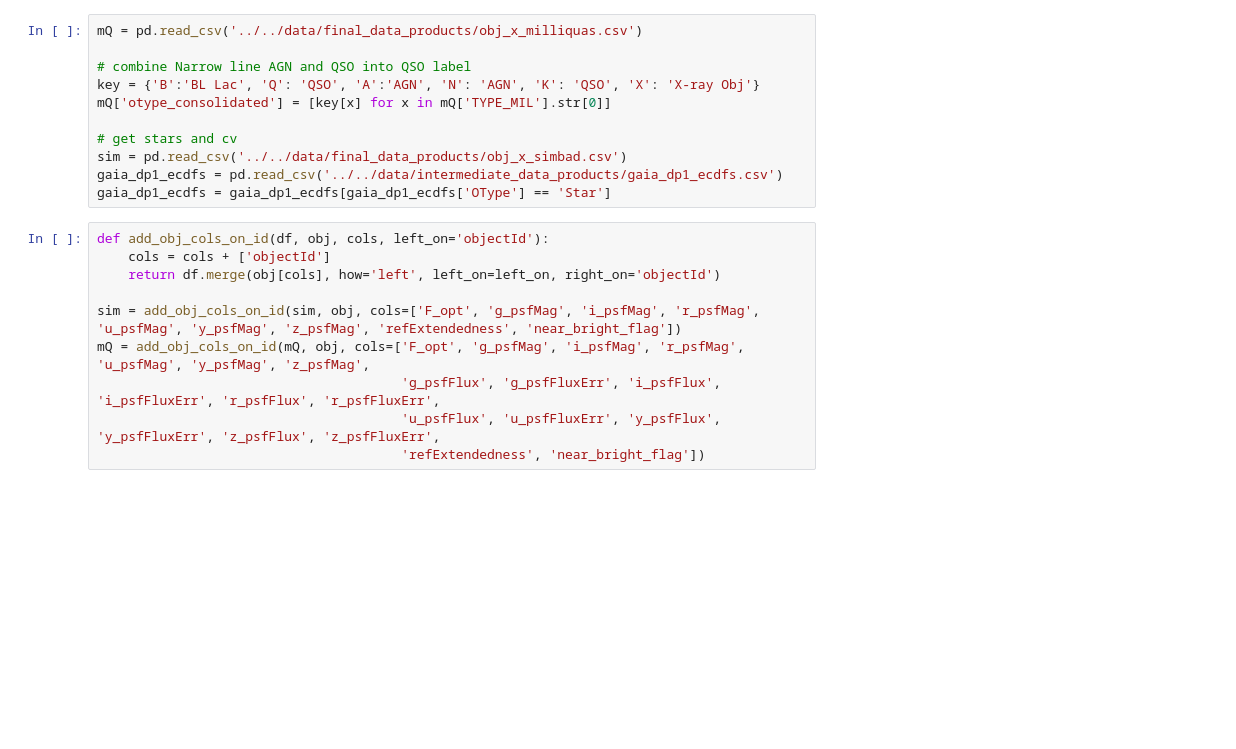
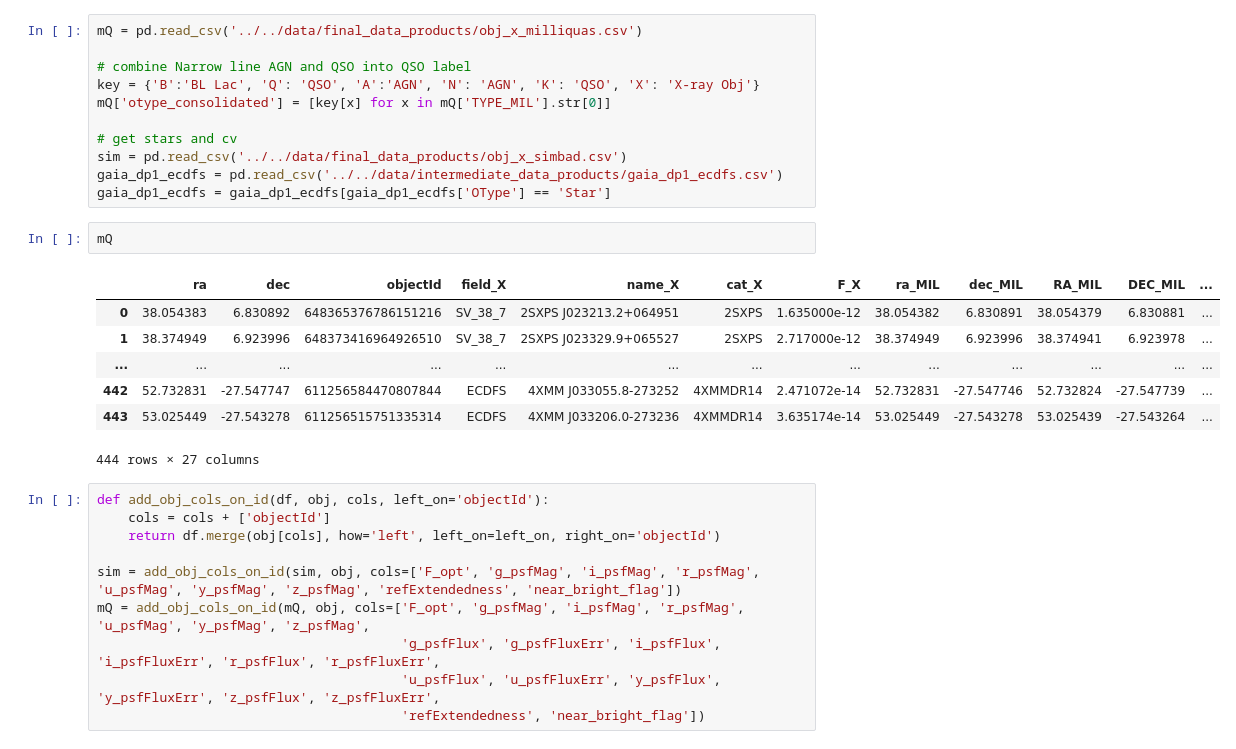
Before and after one commit to ykwang1/DP1_Xray_public, a Jupyter notebook: notebooks/analysis/make_plots.ipynb, the cells around one changed output. Cells and saved outputs as stored; diff of their text form; blank space fills up the shorter version.

```diff
--- a/notebooks/analysis/make_plots.ipynb
+++ b/notebooks/analysis/make_plots.ipynb
@@ -545,6 +545,16 @@ mQ['otype_consolidated'] = [key[x] for x in mQ['TYPE_MIL'].str[0]]
 sim = pd.read_csv('../../data/final_data_products/obj_x_simbad.csv')
 gaia_dp1_ecdfs = pd.read_csv('../../data/intermediate_data_products/gaia_dp1_ecdfs.csv')
 gaia_dp1_ecdfs = gaia_dp1_ecdfs[gaia_dp1_ecdfs['OType'] == 'Star']
+# %%
+mQ
+# %% [output]
+|  | ra | dec | objectId | field_X | name_X | cat_X | F_X | ra_MIL | dec_MIL | RA_MIL | DEC_MIL | ... |
+| 0 | 38.054383 | 6.830892 | 648365376786151216 | SV_38_7 | 2SXPS J023213.2+064951 | 2SXPS | 1.635000e-12 | 38.054382 | 6.830891 | 38.054379 | 6.830881 | ... |
+| 1 | 38.374949 | 6.923996 | 648373416964926510 | SV_38_7 | 2SXPS J023329.9+065527 | 2SXPS | 2.717000e-12 | 38.374949 | 6.923996 | 38.374941 | 6.923978 | ... |
+| ... | ... | ... | ... | ... | ... | ... | ... | ... | ... | ... | ... | ... |
+| 442 | 52.732831 | -27.547747 | 611256584470807844 | ECDFS | 4XMM J033055.8-273252 | 4XMMDR14 | 2.471072e-14 | 52.732831 | -27.547746 | 52.732824 | -27.547739 | ... |
+| 443 | 53.025449 | -27.543278 | 611256515751335314 | ECDFS | 4XMM J033206.0-273236 | 4XMMDR14 | 3.635174e-14 | 53.025449 | -27.543278 | 53.025439 | -27.543264 | ... |
+444 rows × 27 columns
 # %%
 def add_obj_cols_on_id(df, obj, cols, left_on='objectId'):
     cols = cols + ['objectId']
```
Also changed, not shown: parts of 5 cells of this notebook, 3 other files.
